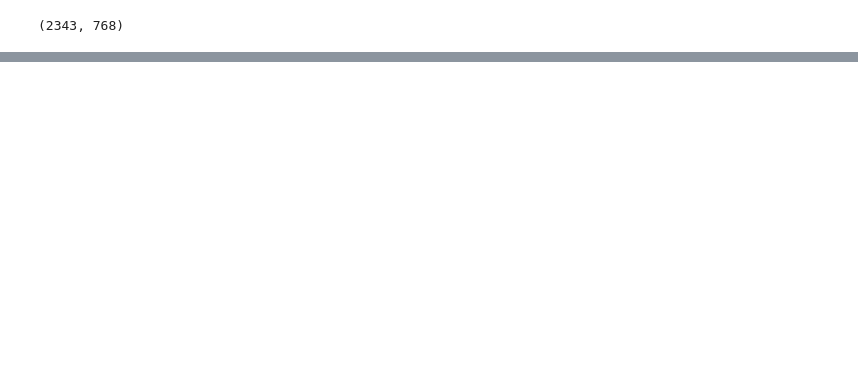
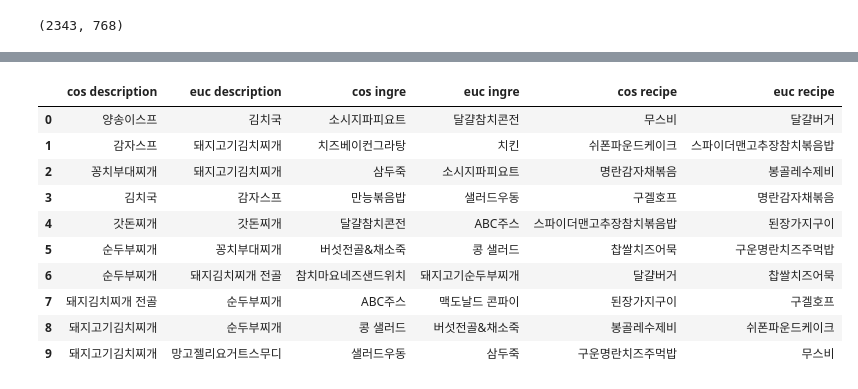
Before and after one commit to parkm2ngyu00/MachineLearningPractice, a Jupyter notebook: FarmKit/08 09/만개의레시피.ipynb, the cells around one changed output, grey strips where cells are left out. Saved outputs shown, nothing was run; the diff lists cells and outputs as text; code cells hidden in the pictures; blank space fills up the shorter version.

```diff
--- a/FarmKit/08 09/만개의레시피.ipynb
+++ b/FarmKit/08 09/만개의레시피.ipynb
@@ -188,3 +222,17 @@ to_dataframe2(bert_food_recommendation(df, dataset_cls_hidden, 'description', '
 | 7 | 카프레제샐러드 | 꿀땅콩스낵 | 만능볶음밥 | 만능볶음밥 | 찹쌀치즈어묵 | 구운명란치즈주먹밥 |
 | 8 | 고구마치즈빵 | 감드위치&포테딕트 | 땅콩러스크 | 막창국수&달걀찜 | 달걀버거 | 무스비 |
 | 9 | 크로크마담 | 레몬머랭파이 | 누들샐러드 | 구운가지토마토샐러드 | 구운명란치즈주먹밥 | 밤양갱 |
+# %%
+to_dataframe2(bert_food_recommendation(df, dataset_cls_hidden, 'description', '돼지고기김치찌개', cosine_similarity), bert_food_recommendation(df, dataset_cls_hidden, 'description', '돼지고기김치찌개', euclidean_distances), bert_food_recommendation(df, dataset_cls_hidden, 'ingre', '돼지고기김치찌개', cosine_similarity), bert_food_recommendation(df, dataset_cls_hidden, 'ingre', '돼지고기김치찌개', euclidean_distances), bert_food_recommendation(df, dataset_cls_hidden, 'recipe', '돼지고기김치찌개', cosine_similarity), bert_food_recommendation(df, dataset_cls_hidden, 'recipe', '돼지고기김치찌개', euclidean_distances))
+# %% [output]
+|  | cos description | euc description | cos ingre | euc ingre | cos recipe | euc recipe |
+| 0 | 양송이스프 | 김치국 | 소시지파피요트 | 달걀참치콘전 | 무스비 | 달걀버거 |
+| 1 | 감자스프 | 돼지고기김치찌개 | 치즈베이컨그라탕 | 치킨 | 쉬폰파운드케이크 | 스파이더맨고추장참치볶음밥 |
+| 2 | 꽁치부대찌개 | 돼지고기김치찌개 | 삼두죽 | 소시지파피요트 | 명란감자채볶음 | 봉골레수제비 |
+| 3 | 김치국 | 감자스프 | 만능볶음밥 | 샐러드우동 | 구겔호프 | 명란감자채볶음 |
+| 4 | 갓돈찌개 | 갓돈찌개 | 달걀참치콘전 | ABC주스 | 스파이더맨고추장참치볶음밥 | 된장가지구이 |
+| 5 | 순두부찌개 | 꽁치부대찌개 | 버섯전골&채소죽 | 콩 샐러드 | 찹쌀치즈어묵 | 구운명란치즈주먹밥 |
+| 6 | 순두부찌개 | 돼지김치찌개 전골 | 참치마요네즈샌드위치 | 돼지고기순두부찌개 | 달걀버거 | 찹쌀치즈어묵 |
+| 7 | 돼지김치찌개 전골 | 순두부찌개 | ABC주스 | 맥도날드 콘파이 | 된장가지구이 | 구겔호프 |
+| 8 | 돼지고기김치찌개 | 순두부찌개 | 콩 샐러드 | 버섯전골&채소죽 | 봉골레수제비 | 쉬폰파운드케이크 |
+| 9 | 돼지고기김치찌개 | 망고젤리요거트스무디 | 샐러드우동 | 삼두죽 | 구운명란치즈주먹밥 | 무스비 |
```
Also changed, not shown: parts of 6 cells of this notebook, 1 other file.
